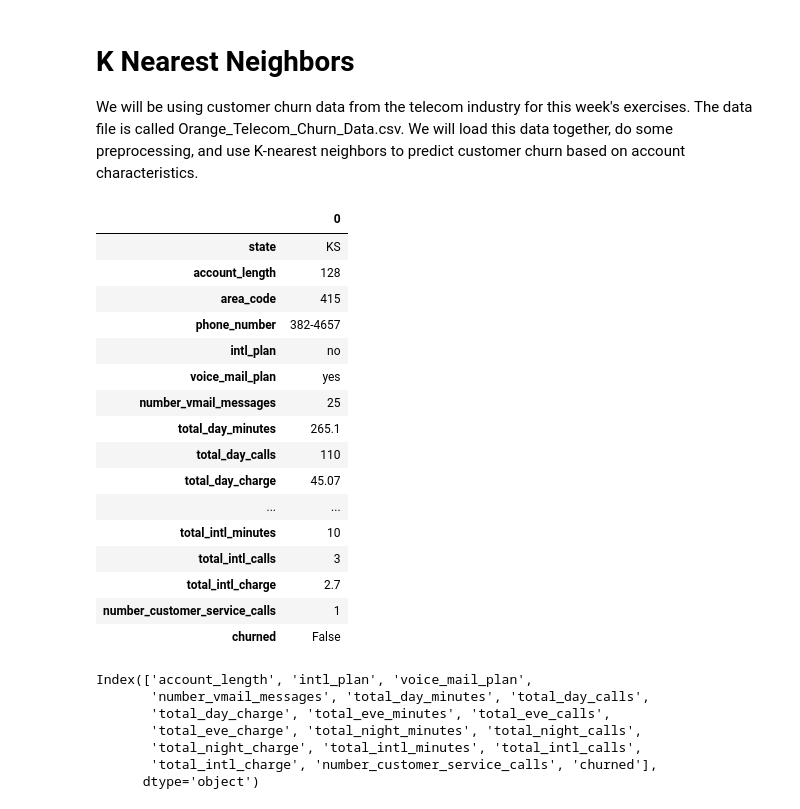
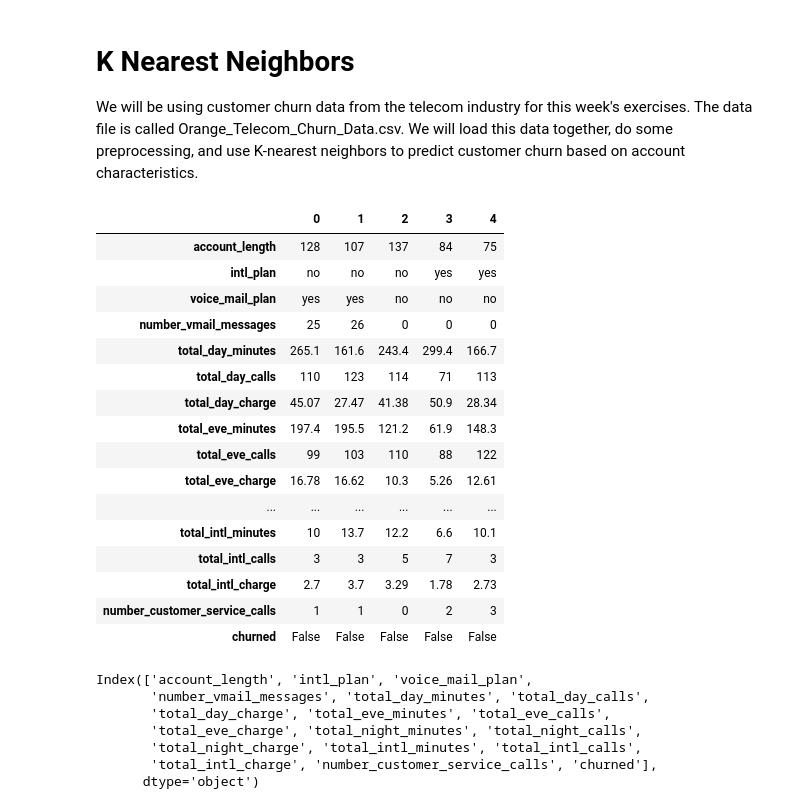
Before and after one commit to GirishaDevara/crrcoe, a Jupyter notebook: 2020-02-19/2020-02-19.ipynb, the cells around one changed output. Drawn from its saved outputs; the diff is of its cells as text; code cells hidden in the pictures.

```diff
--- a/2020-02-19/2020-02-19.ipynb
+++ b/2020-02-19/2020-02-19.ipynb
@@ -7,25 +7,25 @@ import pandas as pd
 
 data = pd.read_csv('Orange_Telecom_Churn_Data.csv')
 # %%
-data.head(1).T
+data.head().T
 # %% [output]
-|  | 0 |
-| state | KS |
-| account_length | 128 |
-| area_code | 415 |
-| phone_number | 382-4657 |
-| intl_plan | no |
-| voice_mail_plan | yes |
-| number_vmail_messages | 25 |
-| total_day_minutes | 265.1 |
-| total_day_calls | 110 |
-| total_day_charge | 45.07 |
-| ... | ... |
-| total_intl_minutes | 10 |
-| total_intl_calls | 3 |
-| total_intl_charge | 2.7 |
-| number_customer_service_calls | 1 |
-| churned | False |
+|  | 0 | 1 | 2 | 3 | 4 |
+| account_length | 128 | 107 | 137 | 84 | 75 |
+| intl_plan | no | no | no | yes | yes |
+| voice_mail_plan | yes | yes | no | no | no |
+| number_vmail_messages | 25 | 26 | 0 | 0 | 0 |
+| total_day_minutes | 265.1 | 161.6 | 243.4 | 299.4 | 166.7 |
+| total_day_calls | 110 | 123 | 114 | 71 | 113 |
+| total_day_charge | 45.07 | 27.47 | 41.38 | 50.9 | 28.34 |
+| total_eve_minutes | 197.4 | 195.5 | 121.2 | 61.9 | 148.3 |
+| total_eve_calls | 99 | 103 | 110 | 88 | 122 |
+| total_eve_charge | 16.78 | 16.62 | 10.3 | 5.26 | 12.61 |
+| ... | ... | ... | ... | ... | ... |
+| total_intl_minutes | 10 | 13.7 | 12.2 | 6.6 | 10.1 |
+| total_intl_calls | 3 | 3 | 5 | 7 | 3 |
+| total_intl_charge | 2.7 | 3.7 | 3.29 | 1.78 | 2.73 |
+| number_customer_service_calls | 1 | 1 | 0 | 2 | 3 |
+| churned | False | False | False | False | False |
 # %%
 # Remove extraneous columns
 data.drop(['state', 'area_code', 'phone_number'], axis=1, inplace=True)
```
Also changed, not shown: parts of 8 cells of this notebook.
